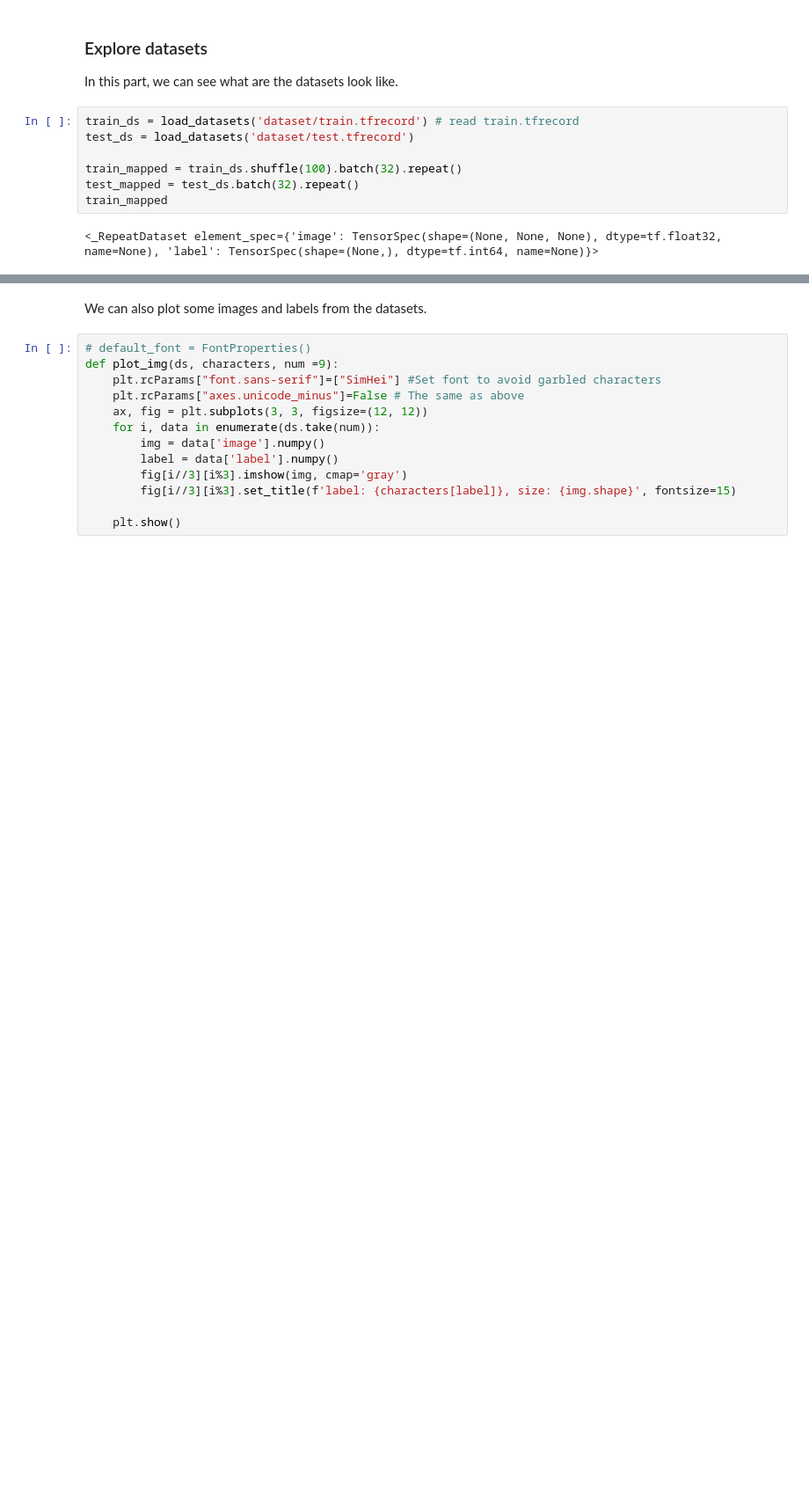
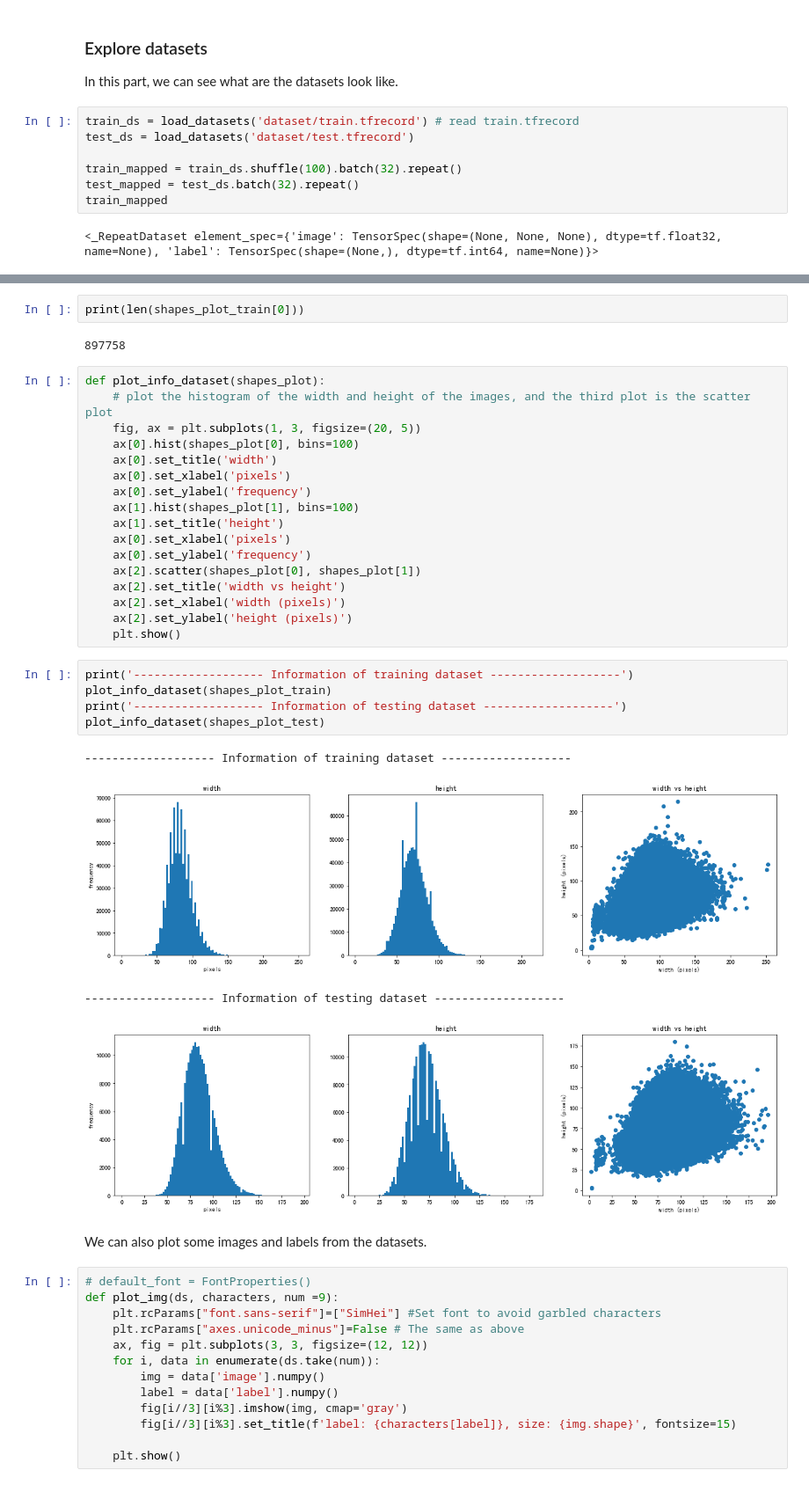
Before and after one commit to yubocai-poly/Chinese-character-OCR-with-CNN-and-EfficientNet, a Jupyter notebook: ocr.ipynb, the cells around one changed output, grey strips where cells are left out. Shown at 88% size. Saved outputs shown, nothing was run; the diff lists cells and outputs as text; blank space fills up the shorter version.

```diff
--- a/ocr.ipynb
+++ b/ocr.ipynb
@@ -103,3 +114,34 @@ train_mapped
+# %%
+print(len(shapes_plot_train[0]))
+# %% [output]
+897758
+# %%
+def plot_info_dataset(shapes_plot):
+    # plot the histogram of the width and height of the images, and the third plot is the scatter plot
+    fig, ax = plt.subplots(1, 3, figsize=(20, 5))
+    ax[0].hist(shapes_plot[0], bins=100)
+    ax[0].set_title('width')
+    ax[0].set_xlabel('pixels')
+    ax[0].set_ylabel('frequency')
+    ax[1].hist(shapes_plot[1], bins=100)
+    ax[1].set_title('height')
+    ax[0].set_xlabel('pixels')
+    ax[0].set_ylabel('frequency')
+    ax[2].scatter(shapes_plot[0], shapes_plot[1])
+    ax[2].set_title('width vs height')
+    ax[2].set_xlabel('width (pixels)')
+    ax[2].set_ylabel('height (pixels)')
+    plt.show()
+# %%
+print('------------------- Information of training dataset -------------------')
+plot_info_dataset(shapes_plot_train)
+print('------------------- Information of testing dataset -------------------')
+plot_info_dataset(shapes_plot_test)
+# %% [output]
+------------------- Information of training dataset -------------------
+[figure, added]
+------------------- Information of testing dataset -------------------
+[figure, added]
 # %% [markdown]
 We can also plot some images and labels from the datasets.
 # %%
```
Also changed, not shown: parts of 7 cells of this notebook, 2 other files.
